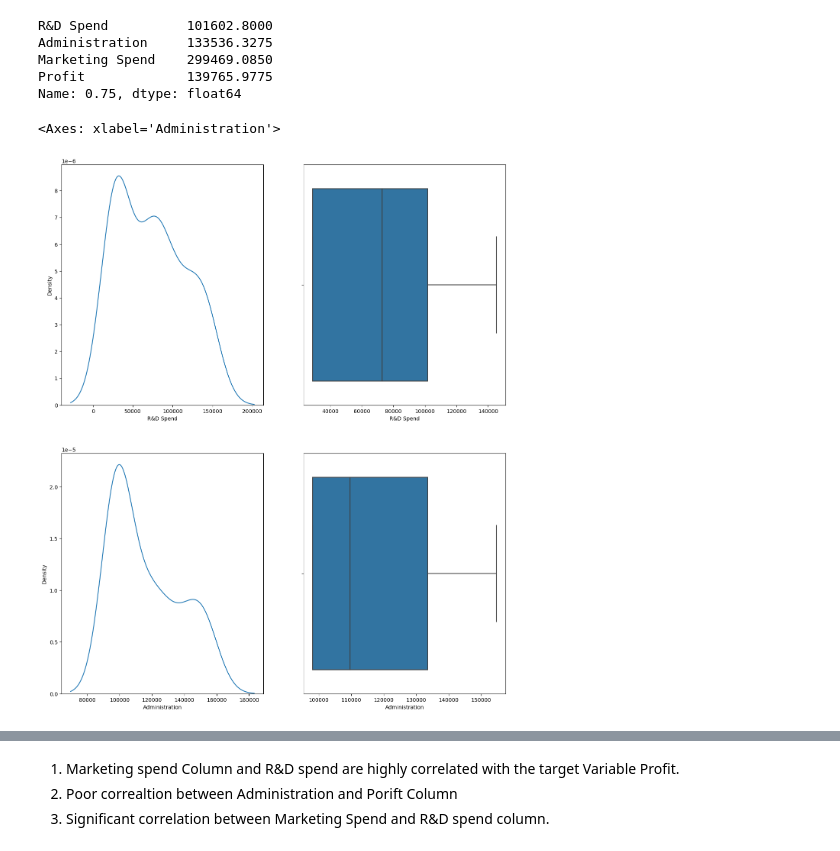
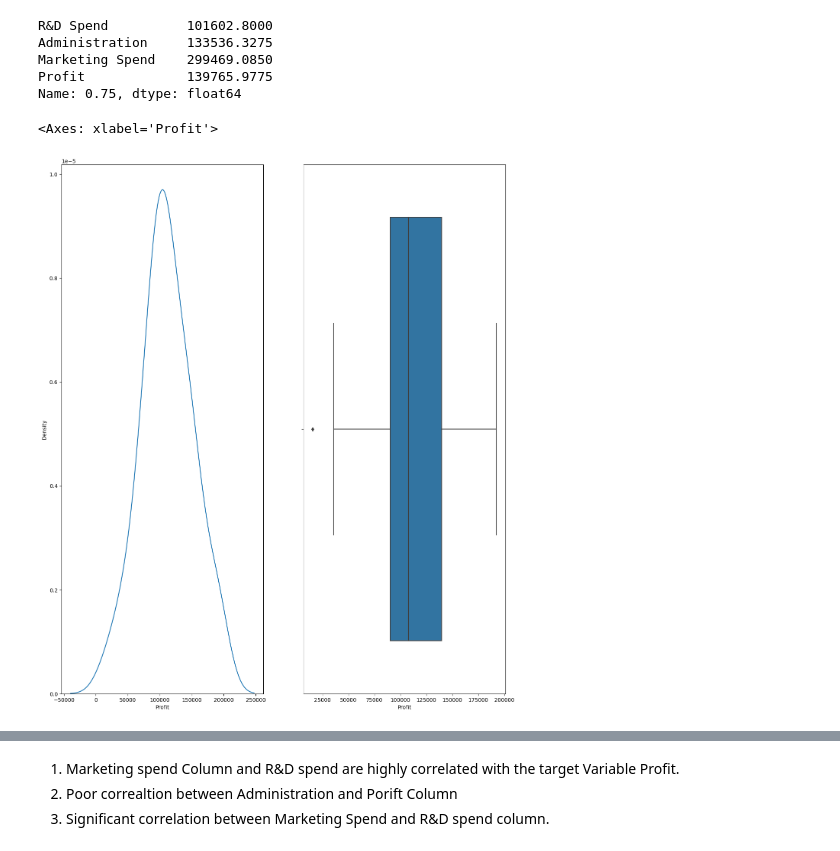
Before and after one commit to devroopsaha744/MLCOE-TASK-2, a Jupyter notebook: MLCOE_task_2_Regression_Task.ipynb, the cells around one changed output, grey strips where cells are left out. Cells and saved outputs as stored; diff of their text form; code cells hidden in the pictures.

```diff
--- a/MLCOE_task_2_Regression_Task.ipynb
+++ b/MLCOE_task_2_Regression_Task.ipynb
@@ -114,31 +117,39 @@ Marketing Spend    299469.0850
 Profit             139765.9775
 Name: 0.75, dtype: float64
 # %%
-iqr1 =  101602.8000 - 72579.3400  #For R&D spend col
-iqr2 =  133536.3275 -  119403.2750  #For Administration Column
+'''iqr1 =  101602.8000 - 72579.3400  #For R&D spend col
+iqr2 =  133536.3275 -  119403.2750  #For Administration Column'''
+iqr3 = 139765.9775 -  90138.9025 #for profit column
 
 #For the  R&D spend column
-l1 =  72579.3400 - 1.5*iqr1
+'''l1 =  72579.3400 - 1.5*iqr1
 u1 =  101602.8000 + 1.5*iqr1
 
 #For the Administration Column
 l2 =  119403.2750 - 1.5*iqr2
-u2 =  133536.3275+ 1.5*iqr2
+u2 =  133536.3275+ 1.5*iqr2'''
+
+#for profit column
+l3 =  90138.9025 - 1.5*iqr3
+u3 = 139765.9775 + 1.5*iqr3
 # %%
 #Capping the outliers
-df['R&D Spend'] = np.where(df['R&D Spend']>u1,u1, np.where(df['R&D Spend']<l1,l1,df['R&D Spend']))
-df['Administration'] = np.where(df['Administration']>u2,u2, np.where(df['Administration']<l2,l2,df['Administration']))
+'''df['R&D Spend'] = np.where(df['R&D Spend']>u1,u1, np.where(df['R&D Spend']<l1,l1,df['R&D Spend']))
+df['Administration'] = np.where(df['Administration']>u2,u2, np.where(df['Administration']<l2,l2,df['Administration']))'''
+df['Profit'] = np.where(df['Profit']>u3,u3, np.where(df['Profit']<l3,l3,df['Profit']))
 # %%
 #visualizing if outliers are removed(capped) or not
-fig, axes = plt.subplots(2,2, figsize = (15,18))
+fig, axes = plt.subplots(1,2, figsize = (15,18))
 
-sns.kdeplot(x = 'R&D Spend', data = df, ax = axes[0][0])
+'''sns.kdeplot(x = 'R&D Spend', data = df, ax = axes[0][0])
 sns.boxplot(x = 'R&D Spend', data = df, ax = axes[0][1])
 sns.kdeplot(x = 'Administration', data = df, ax = axes[1][0])
-sns.boxplot(x = 'Administration', data = df, ax = axes[1][1])
+sns.boxplot(x = 'Administration', data = df, ax = axes[1][1])'''
+sns.kdeplot(x = 'Profit', data = df, ax = axes[0])
+sns.boxplot(x = 'Profit', data = df, ax = axes[1])
 # %% [output]
-<Axes: xlabel='Administration'>
+<Axes: xlabel='Profit'>
-[figure, old version]
+[figure, new version]
 # %%
 #Understanding the correaltions
 corr = df.corr()
```
Also changed, not shown: parts of 8 cells of this notebook.
